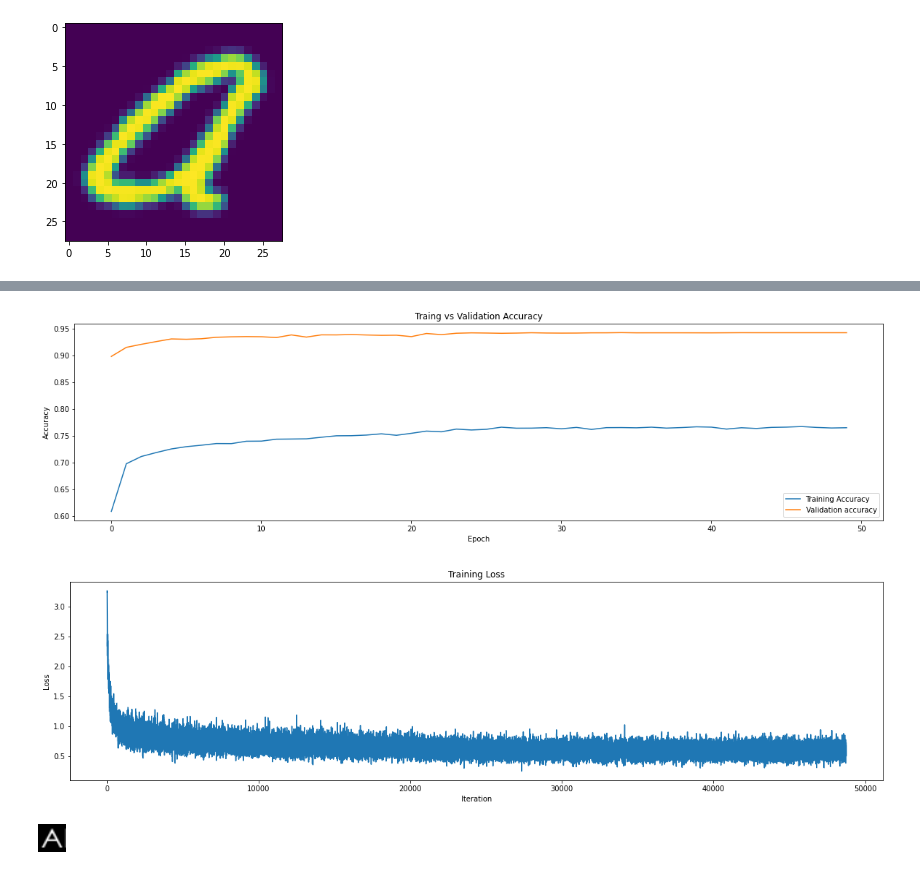
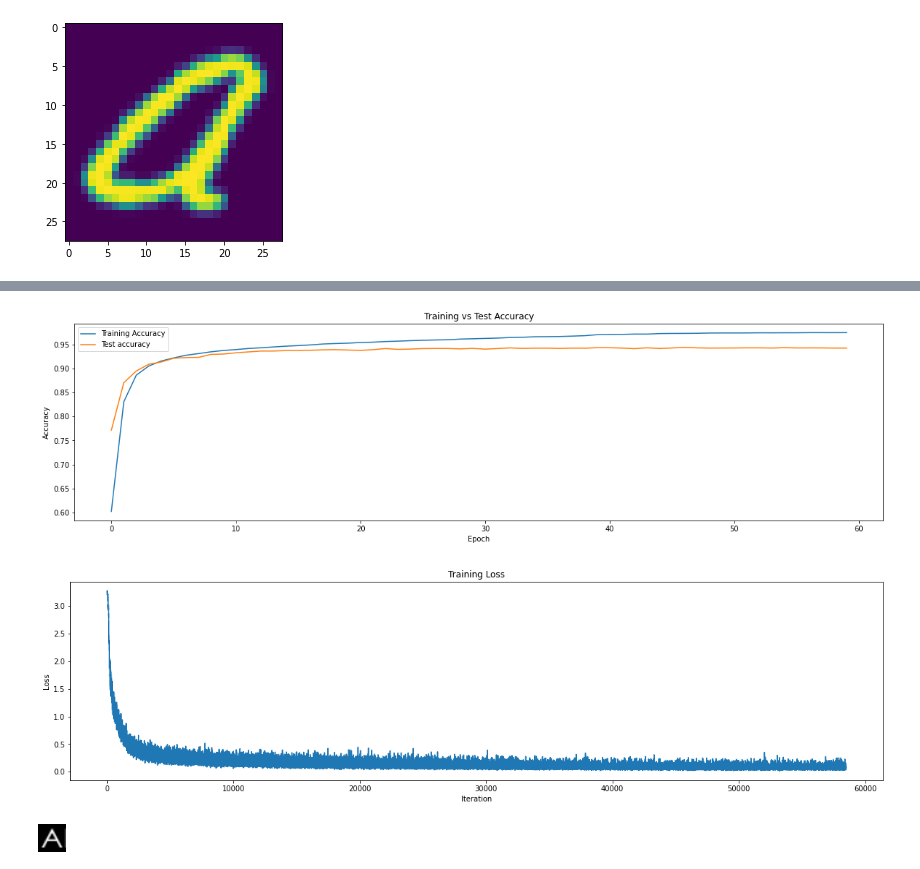
Before and after one commit to Am294/CV-Wordsearch-Solver, a Jupyter notebook: Letter_Training.ipynb, the cells around one changed output, grey strips where cells are left out. Saved outputs shown, nothing was run; the diff lists cells and outputs as text; code cells hidden in the pictures.

```diff
--- a/Letter_Training.ipynb
+++ b/Letter_Training.ipynb
@@ -167,9 +168,9 @@ def test(model, device, test_loader, criterion):
         100. * correct / len(test_loader.dataset)))
     return old_loss.item(), correct / len(test_loader.dataset)
 # %%
-n_epochs = 50
+n_epochs = 60
 momentum = 0.9
-learning_rate = 1e-2
+learning_rate = 3e-3
 best_acc = 0
 
 test_accuracy_arr = []
@@ -177,12 +178,13 @@ train_accuracy_arr = []
 loss_arr = []
 
 model = Net().to(device)
-criterion = nn.CrossEntropyLoss()
+#criterion = nn.CrossEntropyLoss()
+criterion = nn.NLLLoss()
 #optimizer = optim.Adadelta(model.parameters(), lr=learning_rate )
 optimizer = optim.SGD(model.parameters(), lr=learning_rate, momentum=momentum)
-scheduler = optim.lr_scheduler.ReduceLROnPlateau(optimizer, 'min', factor=0.4, patience=2)
+scheduler = optim.lr_scheduler.ReduceLROnPlateau(optimizer, 'min', factor=0.5, patience=3)
 for epoch in range(1, n_epochs + 1):
-    current_losses, train_accuracy = train(100, model, device, train_loader, optimizer, epoch, criterion)
+    current_losses, train_accuracy = train(50, model, device, train_loader, optimizer, epoch, criterion)
     test_loss, test_accuracy = test(model, device, test_loader, criterion)
     train_accuracy_arr.append(train_accuracy)
     test_accuracy_arr.append(test_accuracy)
@@ -214,28 +216,28 @@ Test set: Average loss: 0.0002, Accuracy: 19594/20800 (94%)
 # %%
 x = np.arange(n_epochs)
 x_l = np.arange(len(loss_arr))
 plt.rcParams["figure.figsize"] = (20,5)
-# train/val accuracies for MiniVGG
+
 plt.figure()
 plt.plot(x, train_accuracy_arr)
 plt.plot(x, test_accuracy_arr)
-plt.legend(['Training Accuracy', 'Validation accuracy'])
+plt.legend(['Training Accuracy', 'Test accuracy'])
 plt.xlabel('Epoch')
 plt.ylabel('Accuracy')
-plt.title('Traing vs Validation Accuracy')
+plt.title('Training vs Test Accuracy')
 plt.show()
 
 
 # Training Losses
 plt.figure()
 plt.plot(x_l, loss_arr)
 plt.xlabel('Iteration')
 plt.ylabel('Loss')
 plt.title('Training Loss')
 plt.show()
 # %% [output]
-[figure, old version]
+[figure, new version]
-[figure, old version]
+[figure, new version]
 # %%
 o = cv2.imread('w0.PNG')
 o = cv2.resize(o, (o.shape[1], o.shape[0]), interpolation = cv2.INTER_AREA)
```
Also changed, not shown: parts of 4 cells of this notebook, 3 other files.
